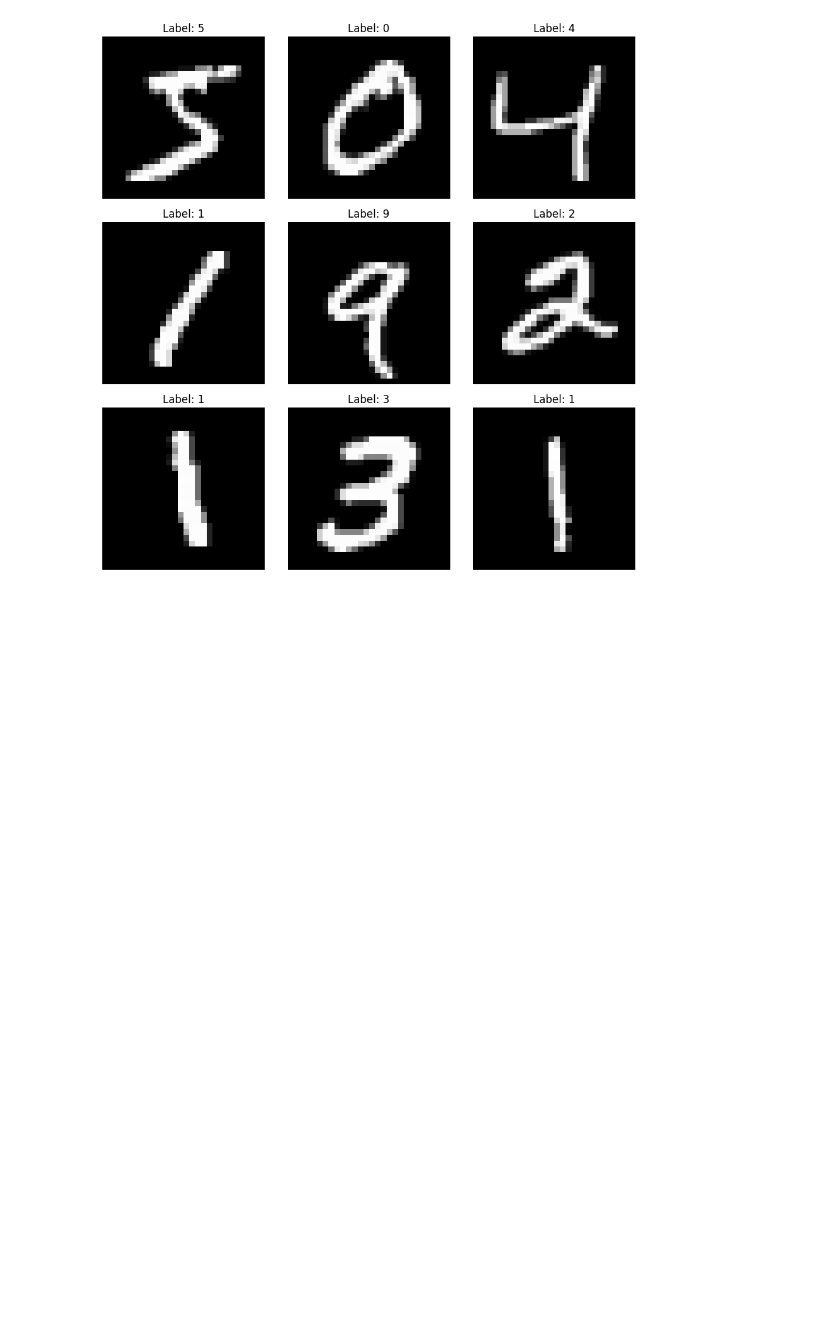
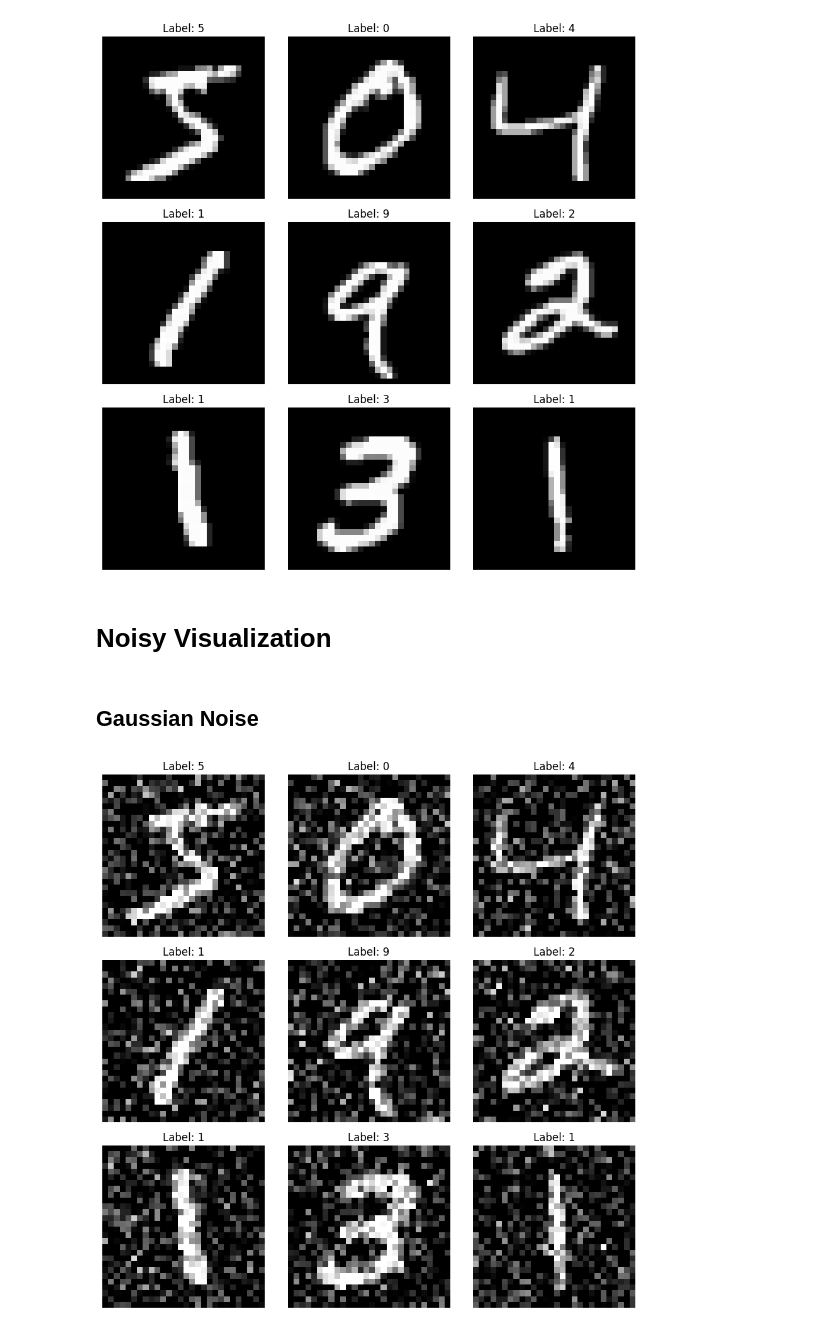
Before and after one commit to sbstnvsqz0/Proyecto-EL7024, a Jupyter notebook: notebooks/data_visualization.ipynb, the cells around one changed output. Drawn from its saved outputs; the diff is of its cells as text; code cells hidden in the pictures; blank space fills up the shorter version.

```diff
--- a/notebooks/data_visualization.ipynb
+++ b/notebooks/data_visualization.ipynb
@@ -35,3 +47,5 @@ plt.tight_layout()
 plt.show()
 # %% [output]
 [figure]
+# %% [markdown]
+# Noisy Visualization
@@ -37,0 +55,39 @@ plt.show()
+# %% [markdown]
+## Gaussian Noise
+# %%
+preprocessing = transforms.Compose([
+    transforms.ToTensor(),
+    AddGaussianNoise(std=0.3)
+])
+train_dataset = MNIST(DATA_FOLDER, train=True, download=True, transform=preprocessing)
+# %%
+# Create a figure to hold the plots
+fig = plt.figure(figsize=(9, 9))
+
+# Loop 9 times to plot 9 images
+for i in range(9):
+    # This creates a subplot in a 3x3 grid at position i+1
+    plt.subplot(3, 3, i + 1)
+
+    # Get the image and label from the dataset
+    # train_dataset[i] returns a tuple (image, label)
+    image, label = train_dataset[i]
+    image = image.squeeze(0).numpy()
+
+    # Plot the image
+    # 'cmap='gray'' is important for grayscale images
+    plt.imshow(image, cmap='gray')
+
+    # Add the label as the title for this subplot
+    plt.title(f"Label: {label}")
+
+    # Hide the axes (the x and y ticks)
+    plt.axis('off')
+
+# Adjust layout to prevent titles from overlapping
+plt.tight_layout()
+
+# Display the plot
+plt.show()
+# %% [output]
+[figure, added]
```
Also changed, not shown: parts of 10 cells of this notebook, 6 other files.
